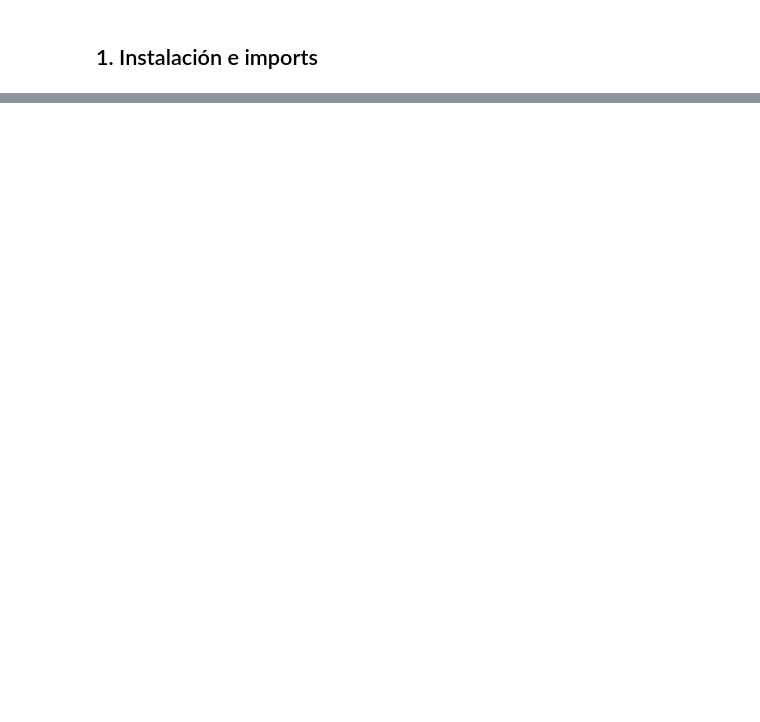
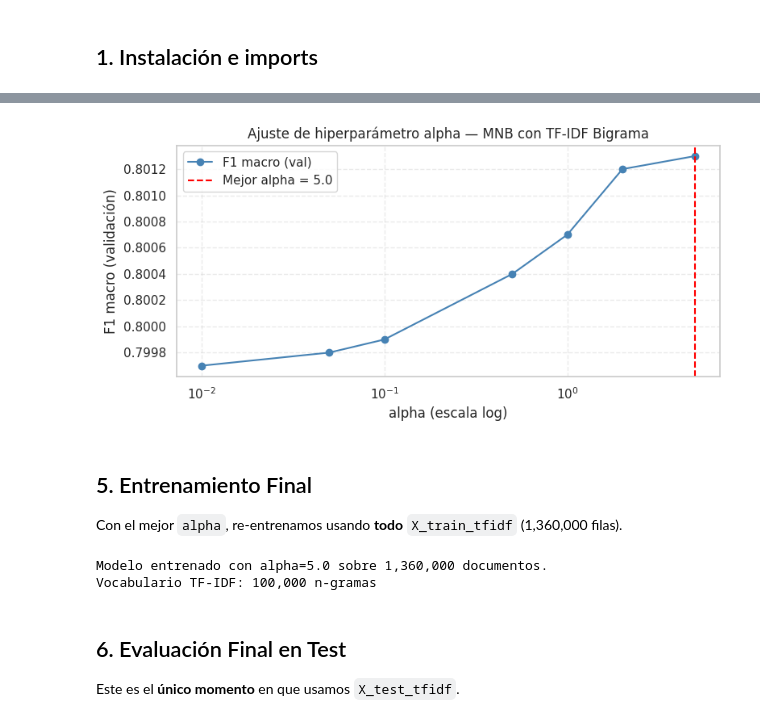
Before and after one commit to XGallardoX/Parcial_1_Corte, a Jupyter notebook: sentiment140/notebooks/03_baseline.ipynb, the cells around one changed output, grey strips where cells are left out. Cells and saved outputs as stored; diff of their text form; code cells hidden in the pictures; blank space fills up the shorter version.

Commit message:
feat: new best model baseline encoded with TF-IDF Bigrama, adding notebooks 01 and 02

```diff
--- a/sentiment140/notebooks/03_baseline.ipynb
+++ b/sentiment140/notebooks/03_baseline.ipynb
@@ -557,0 +64,15 @@ print('─' * 50)
+# %%
+X_tr          = load_npz('X_tr.npz')
+X_val         = load_npz('X_val.npz')
+X_train_tfidf = load_npz('X_train_tfidf.npz')
+X_test_tfidf  = load_npz('X_test_tfidf.npz')
+
+y_tr    = joblib.load('y_tr.pkl')
+y_val   = joblib.load('y_val.pkl')
+y_train = joblib.load('y_train.pkl')
+y_test  = joblib.load('y_test.pkl')
+
+print('X_tr:          ', X_tr.shape)
+print('X_val:         ', X_val.shape)
+print('X_train_tfidf: ', X_train_tfidf.shape)
+print('X_test_tfidf:  ', X_test_tfidf.shape)
@@ -557,0 +96,16 @@ print('─' * 50)
+# %%
+alphas        = [0.01, 0.05, 0.1, 0.5, 1.0, 2.0, 5.0]
+results_alpha = []
+
+for alpha in alphas:
+    mnb        = MultinomialNB(alpha=alpha)
+    mnb.fit(X_tr, y_tr)
+    y_pred_val = mnb.predict(X_val)
+    f1         = f1_score(y_val, y_pred_val, average='macro')
+    acc        = accuracy_score(y_val, y_pred_val)
+    results_alpha.append({'alpha': alpha, 'f1_macro': round(f1, 4), 'accuracy': round(acc, 4)})
+    print(f'alpha={alpha:<5} | F1 macro: {f1:.4f} | Accuracy: {acc:.4f}')
+
+df_alpha   = pd.DataFrame(results_alpha)
+best_alpha = df_alpha.loc[df_alpha['f1_macro'].idxmax(), 'alpha']
+print(f'\nMejor alpha: {best_alpha}')
@@ -557,0 +122,33 @@ print('─' * 50)
+# %%
+fig, ax = plt.subplots(figsize=(8, 4))
+ax.plot(df_alpha['alpha'], df_alpha['f1_macro'],
+        marker='o', color='steelblue', label='F1 macro (val)')
+ax.axvline(x=best_alpha, color='red', linestyle='--',
+           label=f'Mejor alpha = {best_alpha}')
+ax.set_xscale('log')
+ax.set_xlabel('alpha (escala log)')
+ax.set_ylabel('F1 macro (validación)')
+ax.set_title('Ajuste de hiperparámetro alpha — MNB con TF-IDF Bigrama')
+ax.legend()
+ax.grid(True, linestyle='--', alpha=0.4)
+plt.tight_layout()
+plt.show()
+# %% [output]
+[figure, added]
+# %% [markdown]
+## 5. Entrenamiento Final
+
+Con el mejor `alpha`, re-entrenamos usando **todo** `X_train_tfidf` (1,360,000 filas).
+# %%
+model_final = MultinomialNB(alpha=best_alpha)
+model_final.fit(X_train_tfidf, y_train)
+
+print(f'Modelo entrenado con alpha={best_alpha} sobre {X_train_tfidf.shape[0]:,} documentos.')
+print(f'Vocabulario TF-IDF: {X_train_tfidf.shape[1]:,} n-gramas')
+# %% [output]
+Modelo entrenado con alpha=5.0 sobre 1,360,000 documentos.
+Vocabulario TF-IDF: 100,000 n-gramas
+# %% [markdown]
+## 6. Evaluación Final en Test
+
+Este es el **único momento** en que usamos `X_test_tfidf`.
```
Also changed, not shown: parts of 42 cells of this notebook, 16 other files.
